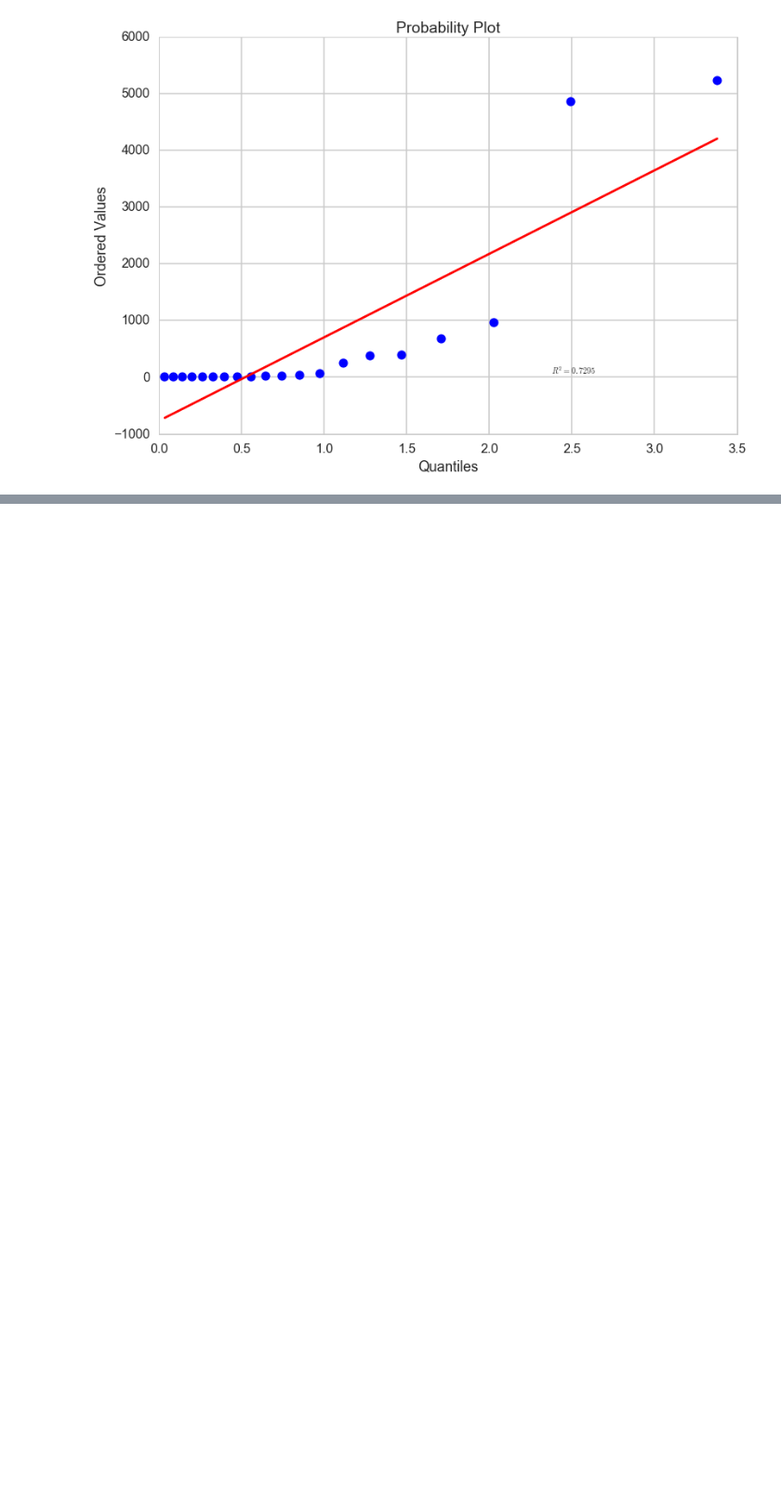
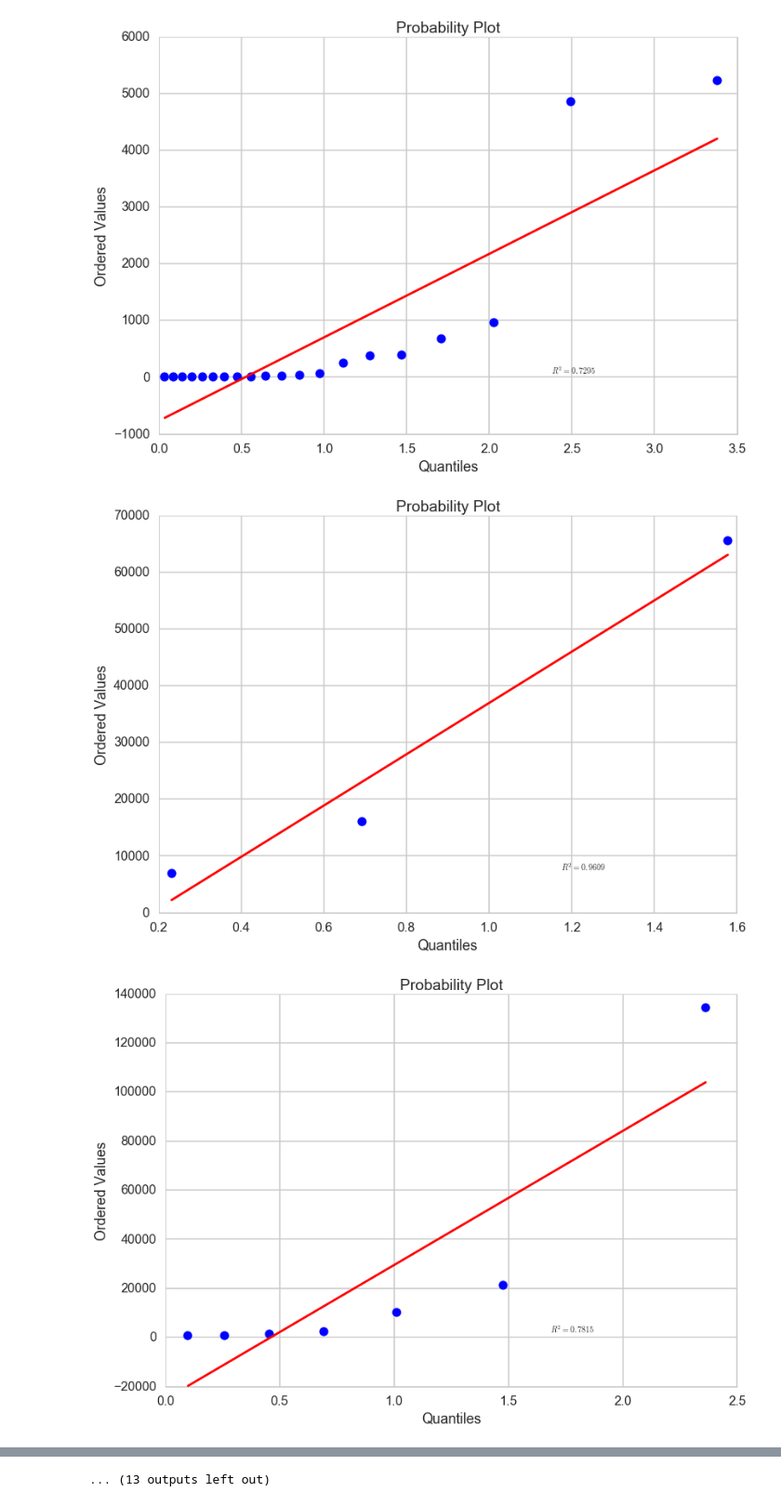
Before and after one commit to tperol/earthquake-clusters, a Jupyter notebook: explore_data_eric.ipynb, the cells around one changed output, grey strips where cells are left out. Shown at 93% size. Drawn from its saved outputs; the diff is of its cells as text; code cells hidden in the pictures; blank space fills up the shorter version.

Commit message:
poisson process by region

```diff
--- a/explore_data_eric.ipynb
+++ b/explore_data_eric.ipynb
@@ -297,6 +300,39 @@ sp.stats.probplot(deltas2, dist='expon', plot=plt)
 plt.show()
 # %% [output]
 [figure]
+# %%
+#ALL REGIONS
+
+#plot histograms
+f, axes = plt.subplots(nrows=int(len(pairs)/3), ncols=3)
+plt.subplots_adjust(left=None, bottom=None, right=None, top=None, wspace=None, hspace=0.5)
+f.set_figheight(30)
+f.set_figwidth(15)
+for region in pairs:
+    deltas = get_hours_between(since_1980_df[(since_1980_df.prefmag>=3)&(since_1980_df.region==region)])
+    if deltas!=[]:
+        row = int(i/3)
+        column = i-row*3
+        sp.stats.probplot(deltas, dist='expon', plot=axes[row][column])
+    #axes[row][column].hist(dftouse_negative[INDICATORS[i]].values, color='red')
+    #axes[row][column].hist(dftouse_positive[INDICATORS[i]].values, color='blue')
+    #axes[row][column].set_title(INDICATORS[i])
+
+#sm.qqplot(deltas2, dist='expon', fit=True, line='45')
+#plt.show()
 # %%
 #Exponential?
 #sp.stats.kstest(deltas, 'expon', alternative='two-sided')
+# %%
+#TEST
+for region in pairs:
+    deltas = get_hours_between(since_1980_df[(since_1980_df.prefmag>=3)&(since_1980_df.region==region)])
+    if deltas!=[]:
+        sp.stats.probplot(deltas, dist='expon', plot=plt)
+        plt.show()
+#since_1980_df.region==((-98.0, -97.5), (35.5, 36.0))
+#since_1980_df.region.head()
+#get_hours_between(since_1980_df[(since_1980_df.prefmag>=3)&(since_1980_df.region==pairs[0])])
+# %% [output]
+[figure, added]
+[figure, added]
@@ -303,2 +349,3 @@ plt.show()
+... (13 outputs left out)
 # %%
 #USE UNIVERSALITY OF THE UNIFORM (PROBABILITY INTEGRAL TRANSFORM) TO DETERMINE WHETHER THE DISTRIBUTION IS EXPONENTIAL
```
Also changed, not shown: parts of 5 cells of this notebook.
